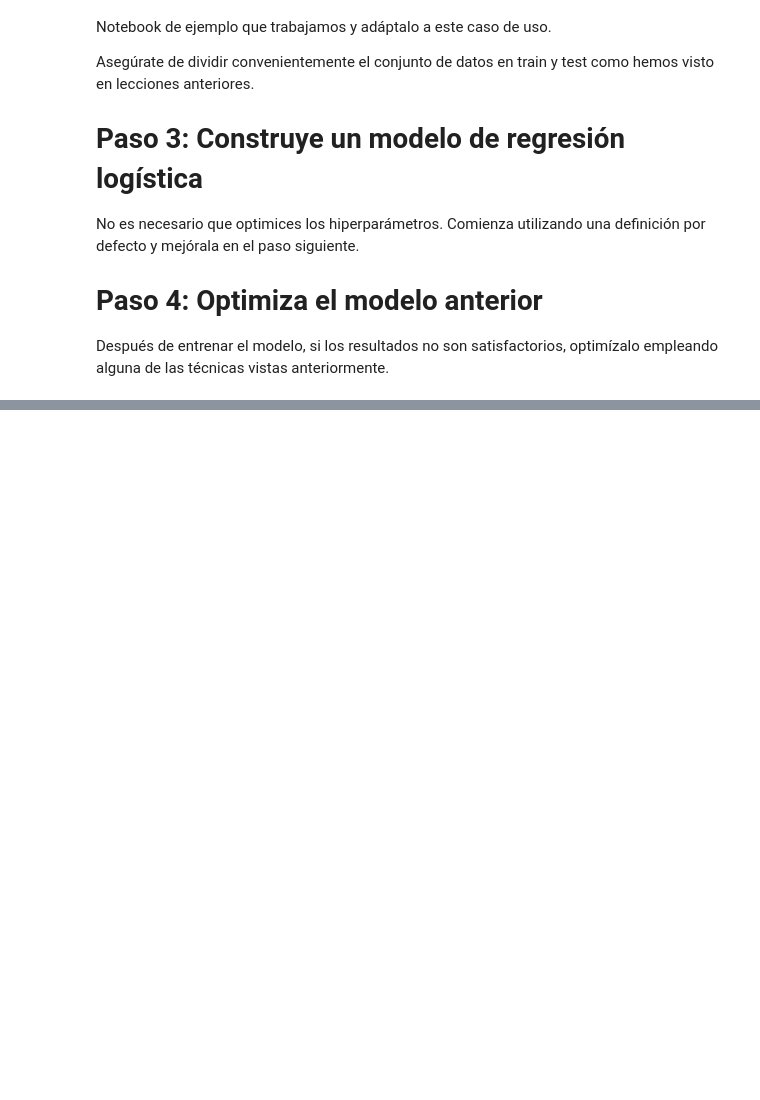
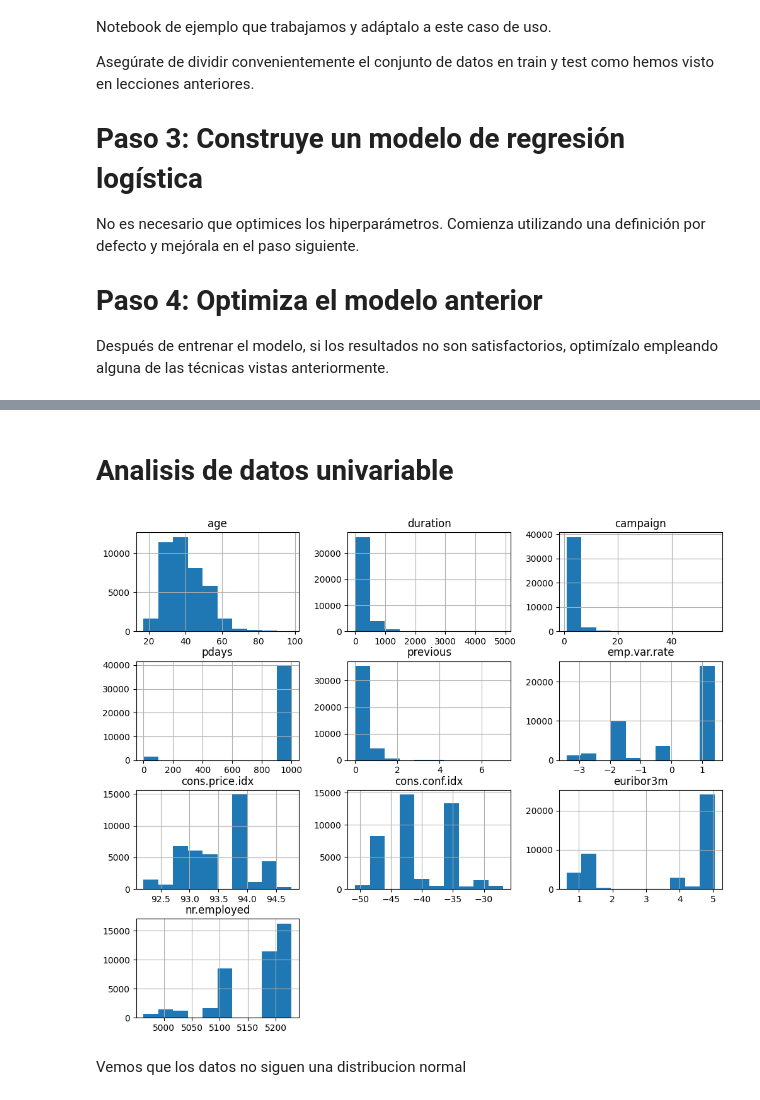
Before and after one commit to 4GeeksAcademy/alejandroantoniogutierrez-intro-ml, a Jupyter notebook: src/01.logistic-regression-bank-marketing-campaign-data.ipynb, the cells around one changed output, grey strips where cells are left out. Drawn from its saved outputs; the diff is of its cells as text; code cells hidden in the pictures; blank space fills up the shorter version.

```diff
--- a/src/01.logistic-regression-bank-marketing-campaign-data.ipynb
+++ b/src/01.logistic-regression-bank-marketing-campaign-data.ipynb
@@ -39,0 +265,9 @@ Después de entrenar el modelo, si los resultados no son satisfactorios, optimí
+# %%
+cols_con_unknown = ['job', 'marital', 'education', 'default', 'housing', 'loan']
+
+for col in cols_con_unknown:
+    n = (df[col] == 'unknown').sum()
+    if n > 0:
+        moda = df[col].mode()[0]
+        df[col] = df[col].replace('unknown', moda)
+        print(f'  {col}: {n} unknowns reemplazados por "{moda}"')
@@ -39,0 +297,9 @@ Después de entrenar el modelo, si los resultados no son satisfactorios, optimí
+# %% [markdown]
+# Analisis de datos univariable
+# %%
+df.hist(figsize=(12,10))
+plt.show()
+# %% [output]
+[figure, added]
+# %% [markdown]
+Vemos que los datos no siguen una distribucion normal
```
Also changed, not shown: parts of 49 cells of this notebook, 3 other files.
